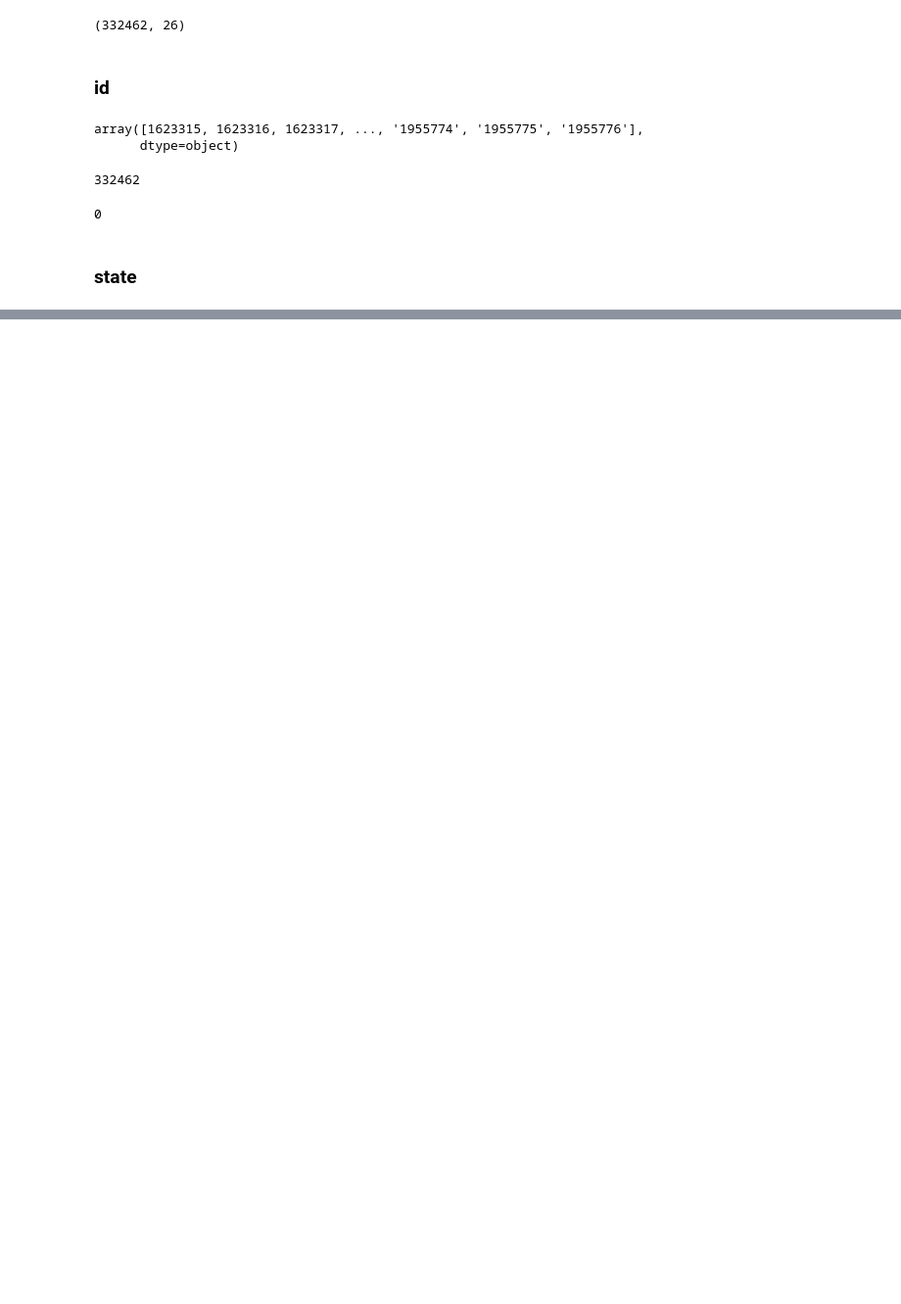
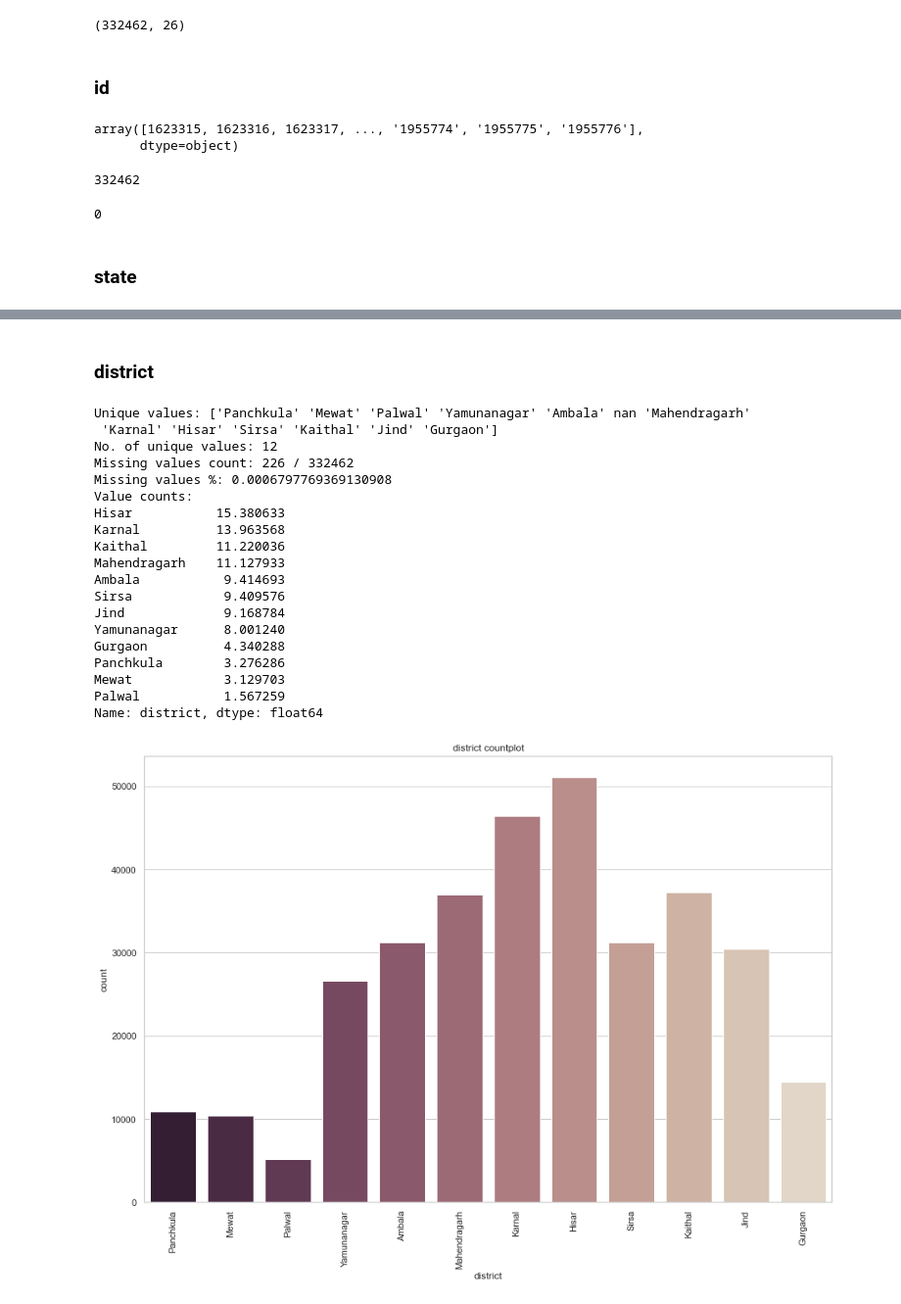
Before and after one commit to Gokul-S-Kumar/child_health_casestudy, a Jupyter notebook: notebooks/0.3-gokul-EDA_delivery.ipynb, the cells around one changed output, grey strips where cells are left out. Shown at 98% size. Saved outputs shown, nothing was run; the diff lists cells and outputs as text; code cells hidden in the pictures; blank space fills up the shorter version.

```diff
--- a/notebooks/0.3-gokul-EDA_delivery.ipynb
+++ b/notebooks/0.3-gokul-EDA_delivery.ipynb
@@ -66,0 +82,25 @@ df['id'].isna().sum()
+# %% [markdown]
+### district
+# %%
+categorical_eda(df, 'district', (15, 10))
+# %% [output]
+Unique values: ['Panchkula' 'Mewat' 'Palwal' 'Yamunanagar' 'Ambala' nan 'Mahendragarh'
+ 'Karnal' 'Hisar' 'Sirsa' 'Kaithal' 'Jind' 'Gurgaon']
+No. of unique values: 12
+Missing values count: 226 / 332462
+Missing values %: 0.0006797769369130908
+Value counts:
+Hisar           15.380633
+Karnal          13.963568
+Kaithal         11.220036
+Mahendragarh    11.127933
+Ambala           9.414693
+Sirsa            9.409576
+Jind             9.168784
+Yamunanagar      8.001240
+Gurgaon          4.340288
+Panchkula        3.276286
+Mewat            3.129703
+Palwal           1.567259
+Name: district, dtype: float64
+[figure, added]
```
Also changed, not shown: parts of 37 cells of this notebook, 11 other files.
